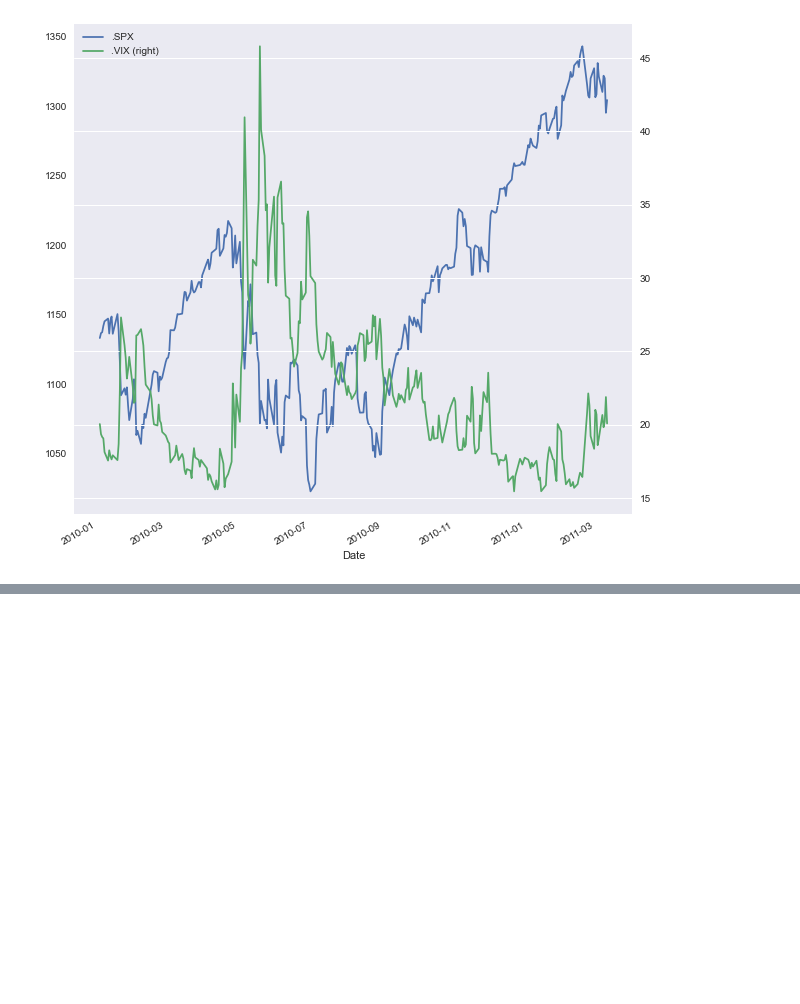
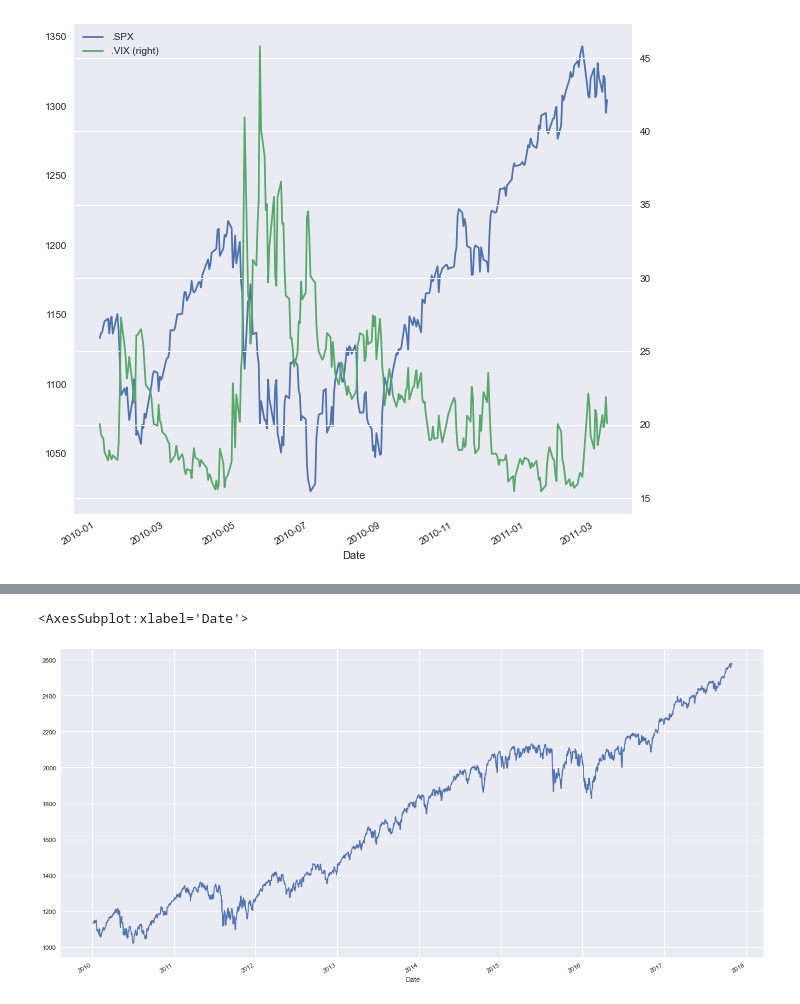
Before and after one commit to anubhavsingh10/Finance, a Jupyter notebook: timeseries.ipynb, the cells around one changed output, grey strips where cells are left out. Saved outputs shown, nothing was run; the diff lists cells and outputs as text; code cells hidden in the pictures; blank space fills up the shorter version.

```diff
--- a/timeseries.ipynb
+++ b/timeseries.ipynb
@@ -145,0 +151,5 @@ data.iloc[:300].plot(figsize=(10,10),secondary_y='.VIX')
+# %%
+data['.SPX'].plot(figsize=(20,10))
+# %% [output]
+<AxesSubplot:xlabel='Date'>
+[figure, added]
```
Also changed, not shown: parts of 2 cells of this notebook.
